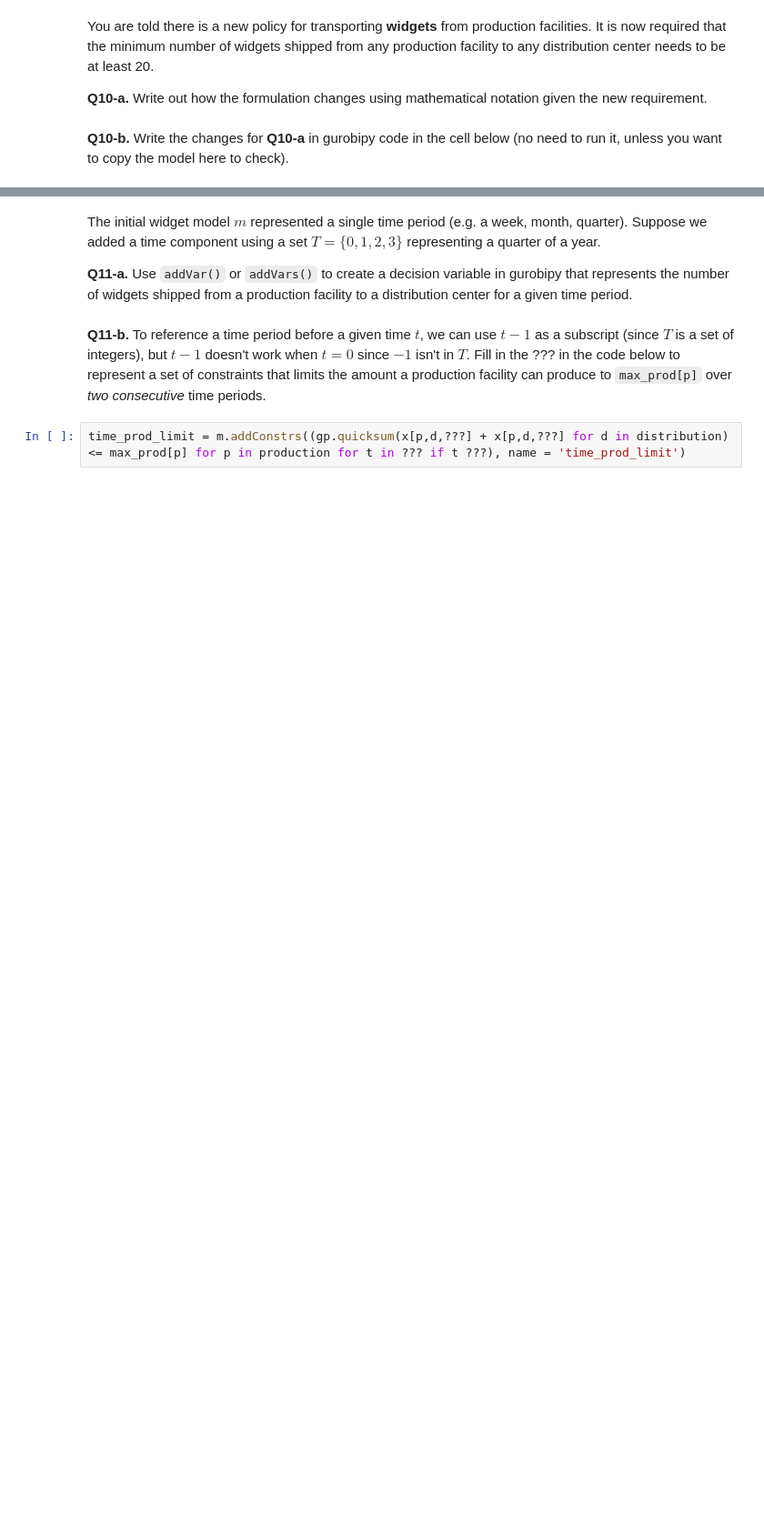
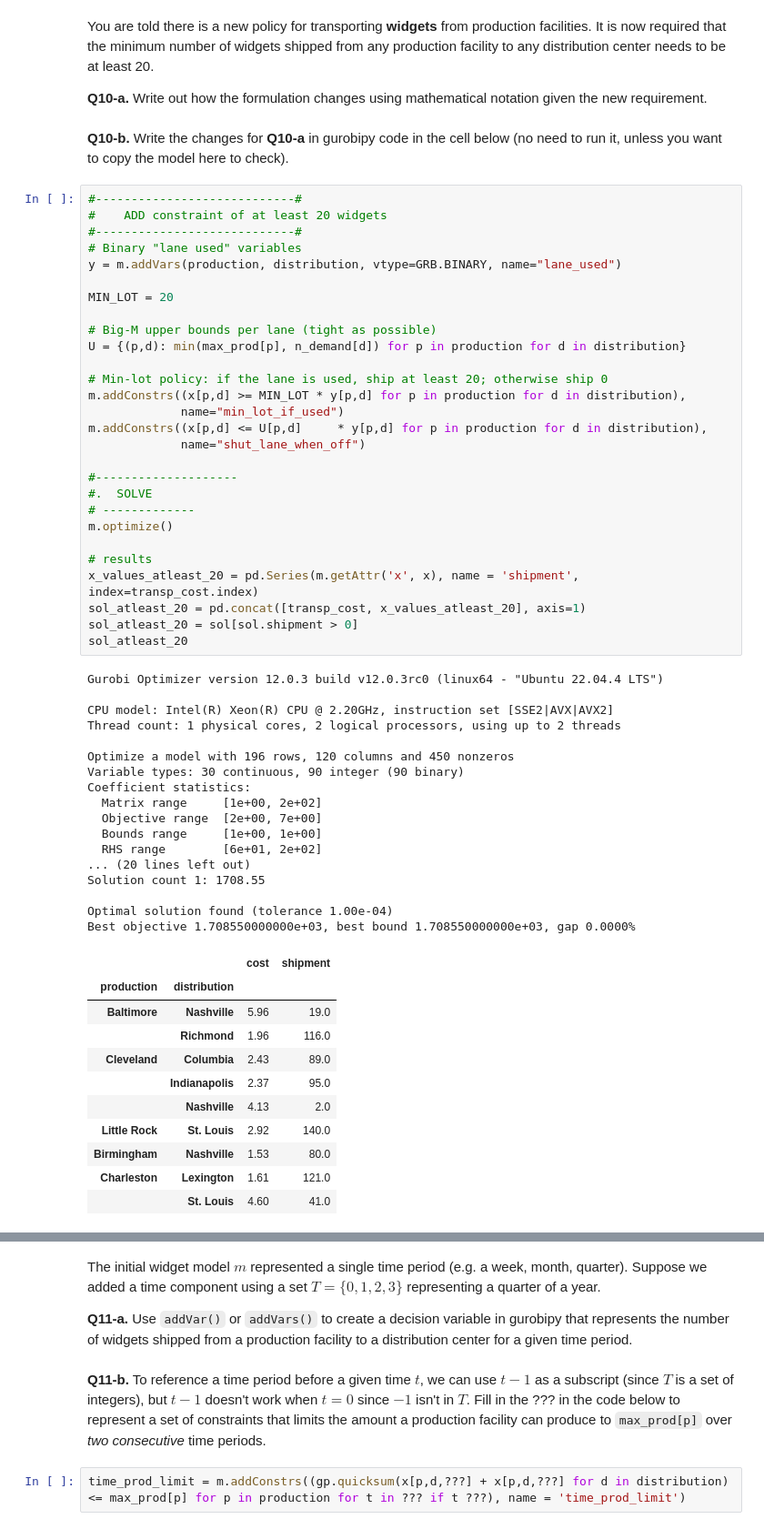
Before and after one commit to agustingu/modeling-examples, a Jupyter notebook: optimization101/Modeling_Session_1/Exercise_Set1.ipynb, the cells around one changed output, grey strips where cells are left out. Shown at 91% size. Saved outputs shown, nothing was run; the diff lists cells and outputs as text; blank space fills up the shorter version.

```diff
--- a/optimization101/Modeling_Session_1/Exercise_Set1.ipynb
+++ b/optimization101/Modeling_Session_1/Exercise_Set1.ipynb
@@ -146,3 +234,60 @@ You are told there is a new policy for transporting **widgets** from production
 **Q10-a.** Write out how the formulation changes using mathematical notation given the new requirement.
 # %% [markdown]
 **Q10-b.** Write the changes for **Q10-a** in gurobipy code in the cell below (no need to run it, unless you want to copy the model here to check).
+# %%
+#----------------------------#
+#    ADD constraint of at least 20 widgets
+#----------------------------#
+# Binary "lane used" variables
+y = m.addVars(production, distribution, vtype=GRB.BINARY, name="lane_used")
+
+MIN_LOT = 20
+
+# Big-M upper bounds per lane (tight as possible)
+U = {(p,d): min(max_prod[p], n_demand[d]) for p in production for d in distribution}
+
+# Min-lot policy: if the lane is used, ship at least 20; otherwise ship 0
+m.addConstrs((x[p,d] >= MIN_LOT * y[p,d] for p in production for d in distribution),
+             name="min_lot_if_used")
+m.addConstrs((x[p,d] <= U[p,d]     * y[p,d] for p in production for d in distribution),
+             name="shut_lane_when_off")
+
+#--------------------
+#.  SOLVE
+# -------------
+m.optimize()
+
+# results
+x_values_atleast_20 = pd.Series(m.getAttr('x', x), name = 'shipment', index=transp_cost.index)
+sol_atleast_20 = pd.concat([transp_cost, x_values_atleast_20], axis=1)
+sol_atleast_20 = sol[sol.shipment > 0]
+sol_atleast_20
+# %% [output]
+Gurobi Optimizer version 12.0.3 build v12.0.3rc0 (linux64 - "Ubuntu 22.04.4 LTS")
+
+CPU model: Intel(R) Xeon(R) CPU @ 2.20GHz, instruction set [SSE2|AVX|AVX2]
+Thread count: 1 physical cores, 2 logical processors, using up to 2 threads
+
+Optimize a model with 196 rows, 120 columns and 450 nonzeros
+Variable types: 30 continuous, 90 integer (90 binary)
+Coefficient statistics:
+  Matrix range     [1e+00, 2e+02]
+  Objective range  [2e+00, 7e+00]
+  Bounds range     [1e+00, 1e+00]
+  RHS range        [6e+01, 2e+02]
+... (20 lines left out)
+Solution count 1: 1708.55
+
+Optimal solution found (tolerance 1.00e-04)
+Best objective 1.708550000000e+03, best bound 1.708550000000e+03, gap 0.0000%
+|  |  | cost | shipment |
+| production | distribution |  |  |
+| Baltimore | Nashville | 5.96 | 19.0 |
+|  | Richmond | 1.96 | 116.0 |
+| Cleveland | Columbia | 2.43 | 89.0 |
+|  | Indianapolis | 2.37 | 95.0 |
+|  | Nashville | 4.13 | 2.0 |
+| Little Rock | St. Louis | 2.92 | 140.0 |
+| Birmingham | Nashville | 1.53 | 80.0 |
+| Charleston | Lexington | 1.61 | 121.0 |
+|  | St. Louis | 4.60 | 41.0 |
```
Also changed, not shown: parts of 12 cells of this notebook.
